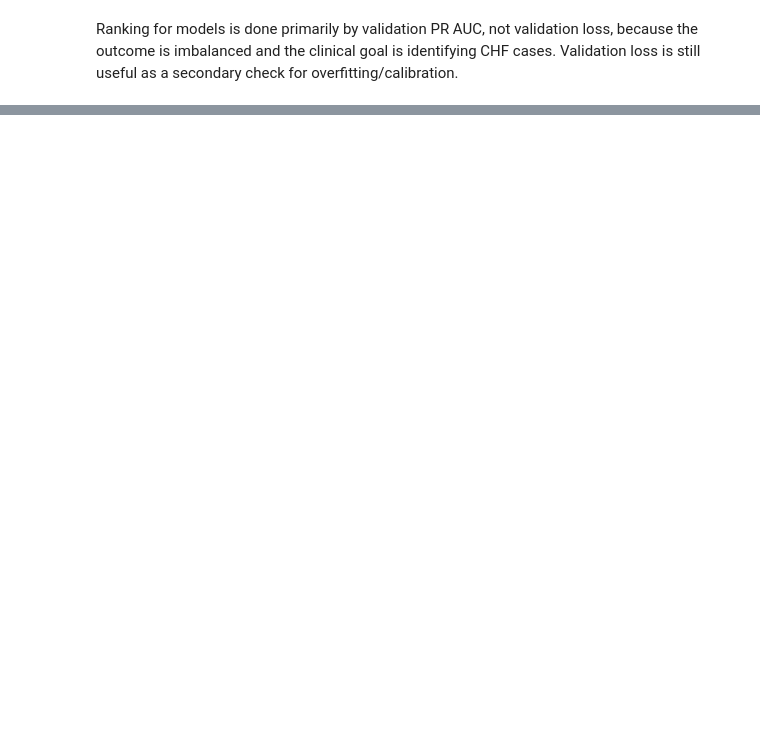
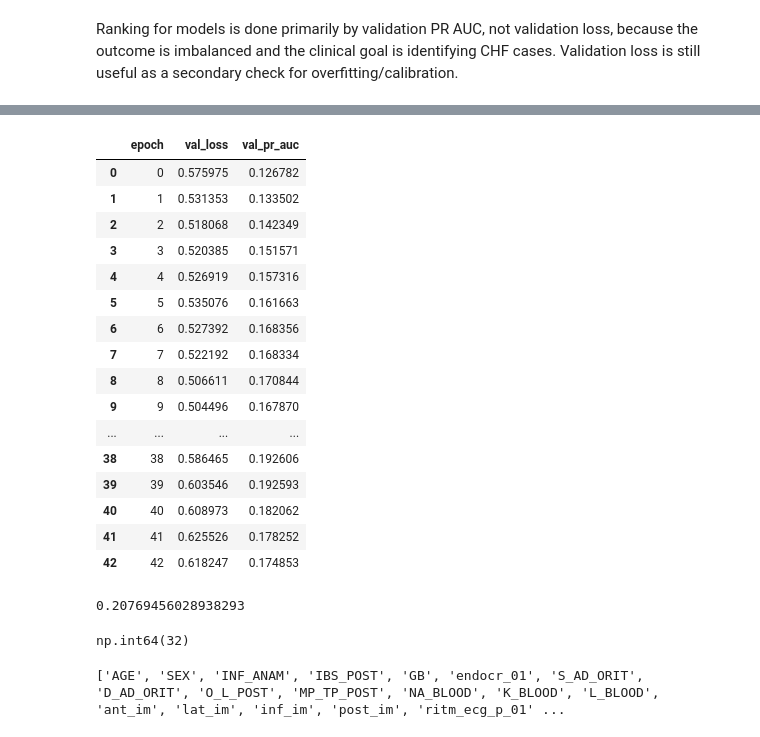
Before and after one commit to maxxhvo/Myocardial-Infarction-ML-Project, a Jupyter notebook: NN_models_maxxhvo/ResNet (+hyperparam-tuning).ipynb, the cells around one changed output, grey strips where cells are left out. Drawn from its saved outputs; the diff is of its cells as text; code cells hidden in the pictures; blank space fills up the shorter version.

```diff
--- a/NN_models_maxxhvo/ResNet (+hyperparam-tuning).ipynb
+++ b/NN_models_maxxhvo/ResNet (+hyperparam-tuning).ipynb
@@ -555,0 +685,36 @@ plt.show()
+# %%
+pd.DataFrame({
+    "epoch": range(len(history.history["val_loss"])),
+    "val_loss": history.history["val_loss"],
+    "val_pr_auc": history.history["val_pr_auc"]
+})
+# %% [output]
+|  | epoch | val_loss | val_pr_auc |
+| 0 | 0 | 0.575975 | 0.126782 |
+| 1 | 1 | 0.531353 | 0.133502 |
+| 2 | 2 | 0.518068 | 0.142349 |
+| 3 | 3 | 0.520385 | 0.151571 |
+| 4 | 4 | 0.526919 | 0.157316 |
+| 5 | 5 | 0.535076 | 0.161663 |
+| 6 | 6 | 0.527392 | 0.168356 |
+| 7 | 7 | 0.522192 | 0.168334 |
+| 8 | 8 | 0.506611 | 0.170844 |
+| 9 | 9 | 0.504496 | 0.167870 |
+| ... | ... | ... | ... |
+| 38 | 38 | 0.586465 | 0.192606 |
+| 39 | 39 | 0.603546 | 0.192593 |
+| 40 | 40 | 0.608973 | 0.182062 |
+| 41 | 41 | 0.625526 | 0.178252 |
+| 42 | 42 | 0.618247 | 0.174853 |
+# %%
+max(history.history["val_pr_auc"])
+# %% [output]
+0.20769456028938293
+# %%
+np.argmax(history.history["val_pr_auc"])
+# %% [output]
+np.int64(32)
+# %%
+print(x_train.columns.tolist())
+# %% [output]
+['AGE', 'SEX', 'INF_ANAM', 'IBS_POST', 'GB', 'endocr_01', 'S_AD_ORIT', 'D_AD_ORIT', 'O_L_POST', 'MP_TP_POST', 'NA_BLOOD', 'K_BLOOD', 'L_BLOOD', 'ant_im', 'lat_im', 'inf_im', 'post_im', 'ritm_ecg_p_01' ...
```
Also changed, not shown: parts of 12 cells of this notebook.
